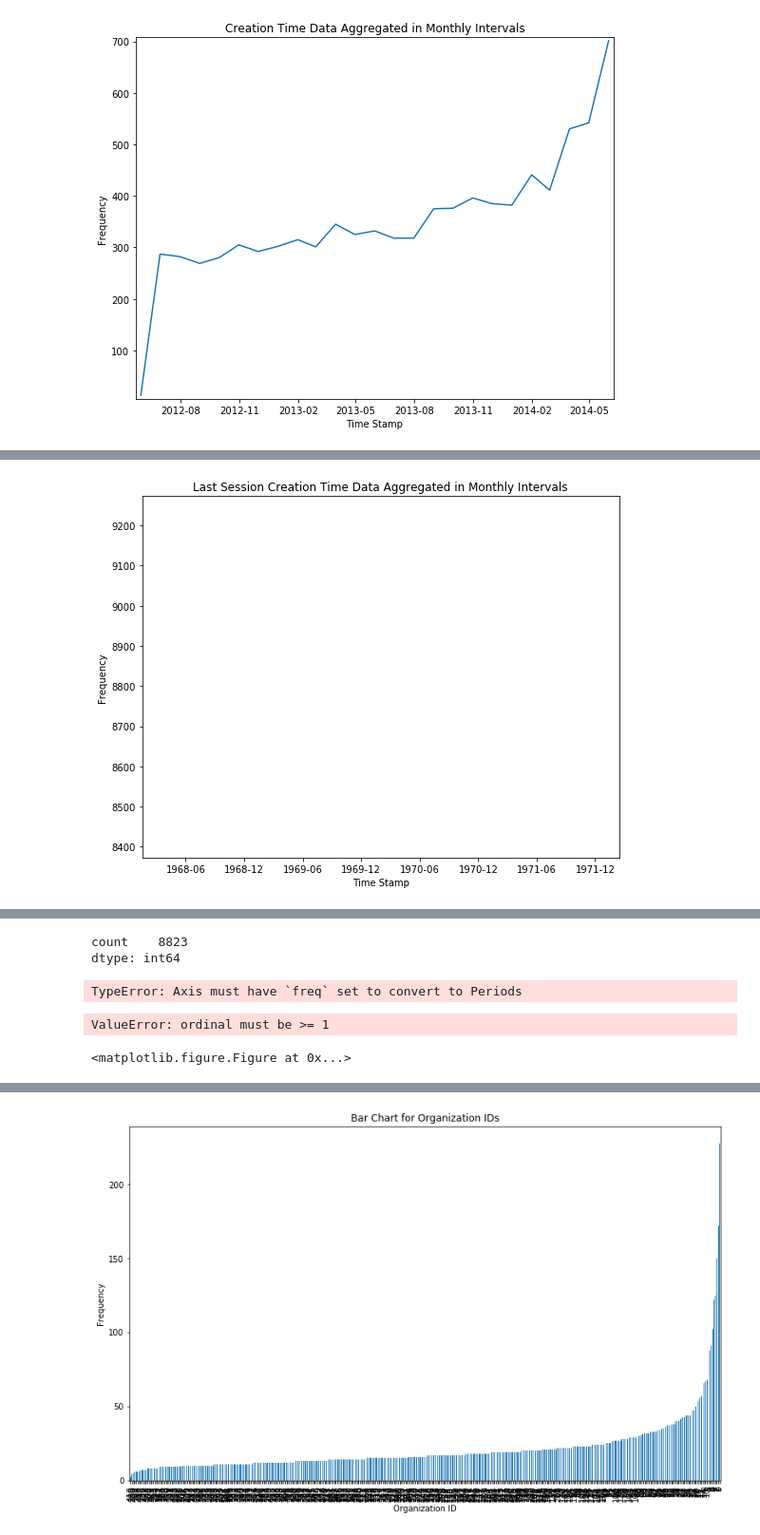
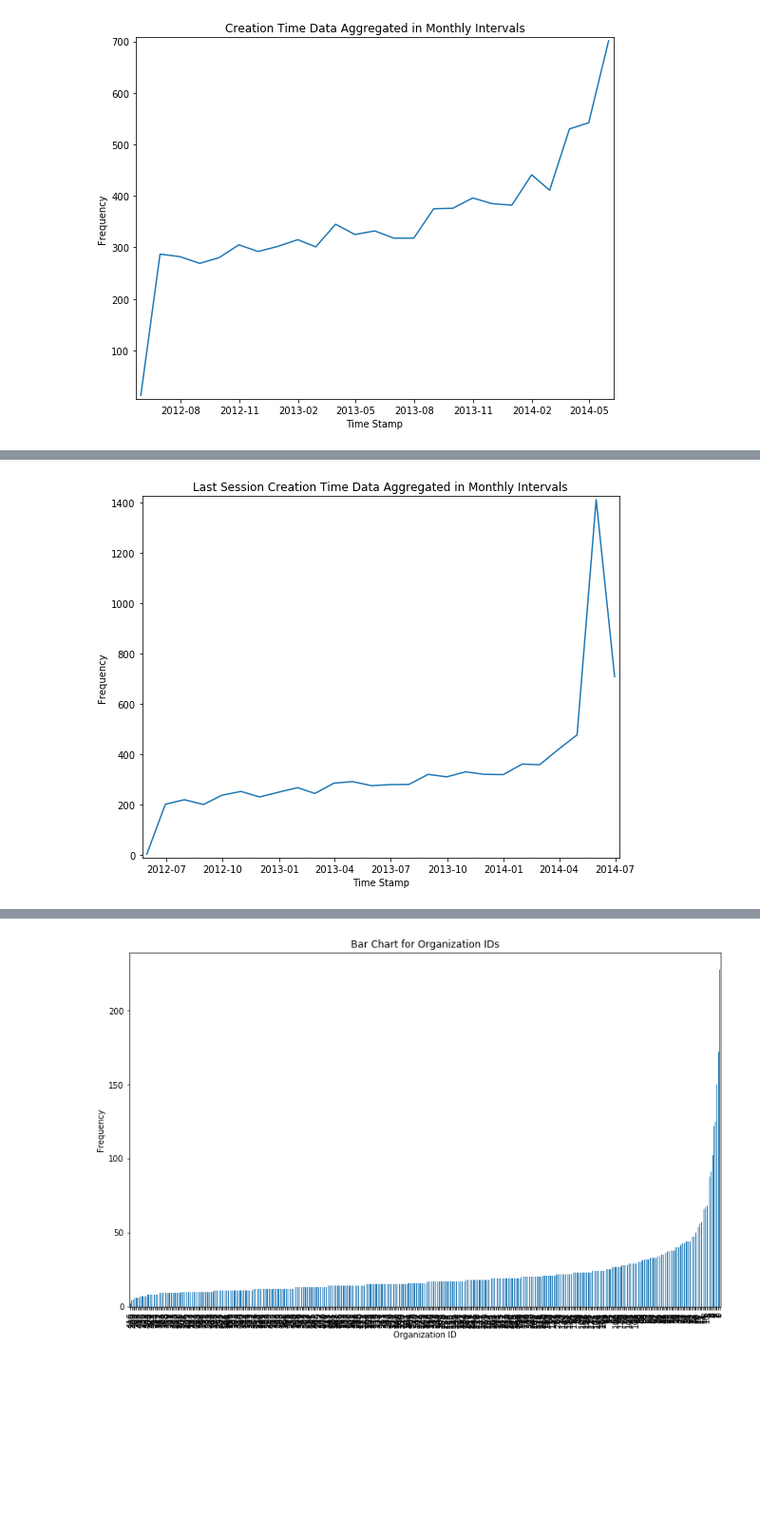
Before and after one commit to AOlden/sb-projects, a Jupyter notebook: relax_challenge/relax_take_home.ipynb, the cells around one changed output, grey strips where cells are left out. Shown at 95% size. Saved outputs shown, nothing was run; the diff lists cells and outputs as text; code cells hidden in the pictures; blank space fills up the shorter version.

```diff
--- a/relax_challenge/relax_take_home.ipynb
+++ b/relax_challenge/relax_take_home.ipynb
@@ -238,20 +216,20 @@ ls_df
 # %%
-# plot last session data -- fix and try to loop both graphs w/ functions
-ls_df = pd.DataFrame(pd.to_datetime(merged_drop['last_session_creation_time']))
+# plot last session data
+ls_df = pd.DataFrame(pd.to_datetime(merged_drop['last_session_creation_time'], unit='s'))
 ls_df.set_index('last_session_creation_time', inplace=True)
 ls_df['count'] = 1
 ls_agg = ls_df.resample('M').sum()
 
 plt.figure(figsize=(9, 7))
 plt.plot(ls_agg)
 plt.title('Last Session Creation Time Data Aggregated in Monthly Intervals')
 plt.xlabel('Time Stamp')
 plt.ylabel('Frequency')
 plt.margins(0.01)
 plt.show()
 plt.show()
 # %% [output]
-[figure, old version]
+[figure, new version]
 # %%
 # capture month and year of registration date; convert last log-in time to month and year
 
@@ -268,21 +246,3 @@ merged_drop.head()
 | 2 | 2013-03 | ORG_INVITE | 2013-03 | 0 | 0 | ... |
 | 3 | 2013-05 | GUEST_INVITE | 2013-05 | 0 | 0 | ... |
 | 4 | 2013-01 | GUEST_INVITE | 2013-01 | 0 | 0 | ... |
-# %%
-ct_agg
-# %% [output]
-count    8823
-dtype: int64
-# %%
-# plot creation times
-plt.figure(figsize=(10, 8))
-
-plt.plot(ct_df)
-plt.title('Registration Frequency by Month and Year')
-plt.xlabel('Month-Year')
-plt.ylabel('Frequency')
-plt.show()
-# %% [output]
-TypeError: Axis must have `freq` set to convert to Periods
-ValueError: ordinal must be >= 1
-<matplotlib.figure.Figure at 0x...>
```
Also changed, not shown: parts of 4 cells of this notebook.
